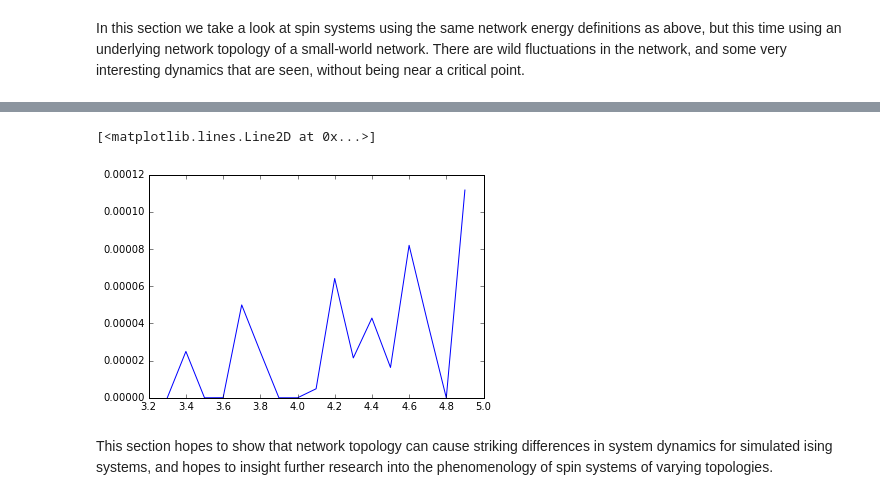
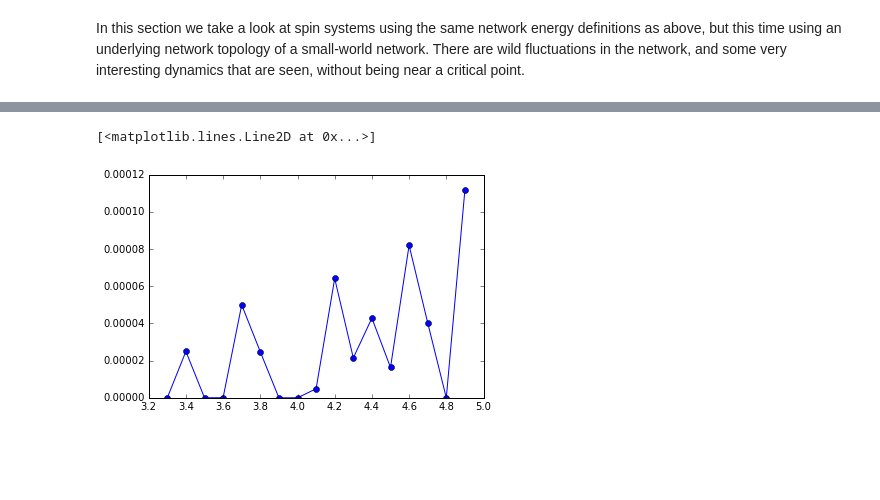
Before and after one commit to jfarid27/CFP-Simplified, a Jupyter notebook: Econophysics Presentation Notebook.ipynb, the cells around one changed output, grey strips where cells are left out. Cells and saved outputs as stored; diff of their text form; code cells hidden in the pictures; blank space fills up the shorter version.

```diff
--- a/Econophysics Presentation Notebook.ipynb
+++ b/Econophysics Presentation Notebook.ipynb
@@ -137,7 +144,5 @@ plt.hist(smallWorld['energy'].map(normalizeIsing))
 # %%
-plt.plot(swCV[0], swCV[1])
+plt.plot(swCV[0], swCV[1], marker='o')
 # %% [output]
 [<matplotlib.lines.Line2D at 0x...>]
-[figure, old version]
+[figure, new version]
-# %% [markdown]
-This section hopes to show that network topology can cause striking differences in system dynamics for simulated ising systems, and hopes to insight further research into the phenomenology of spin systems of varying topologies.
```
Also changed, not shown: parts of 31 cells of this notebook.
